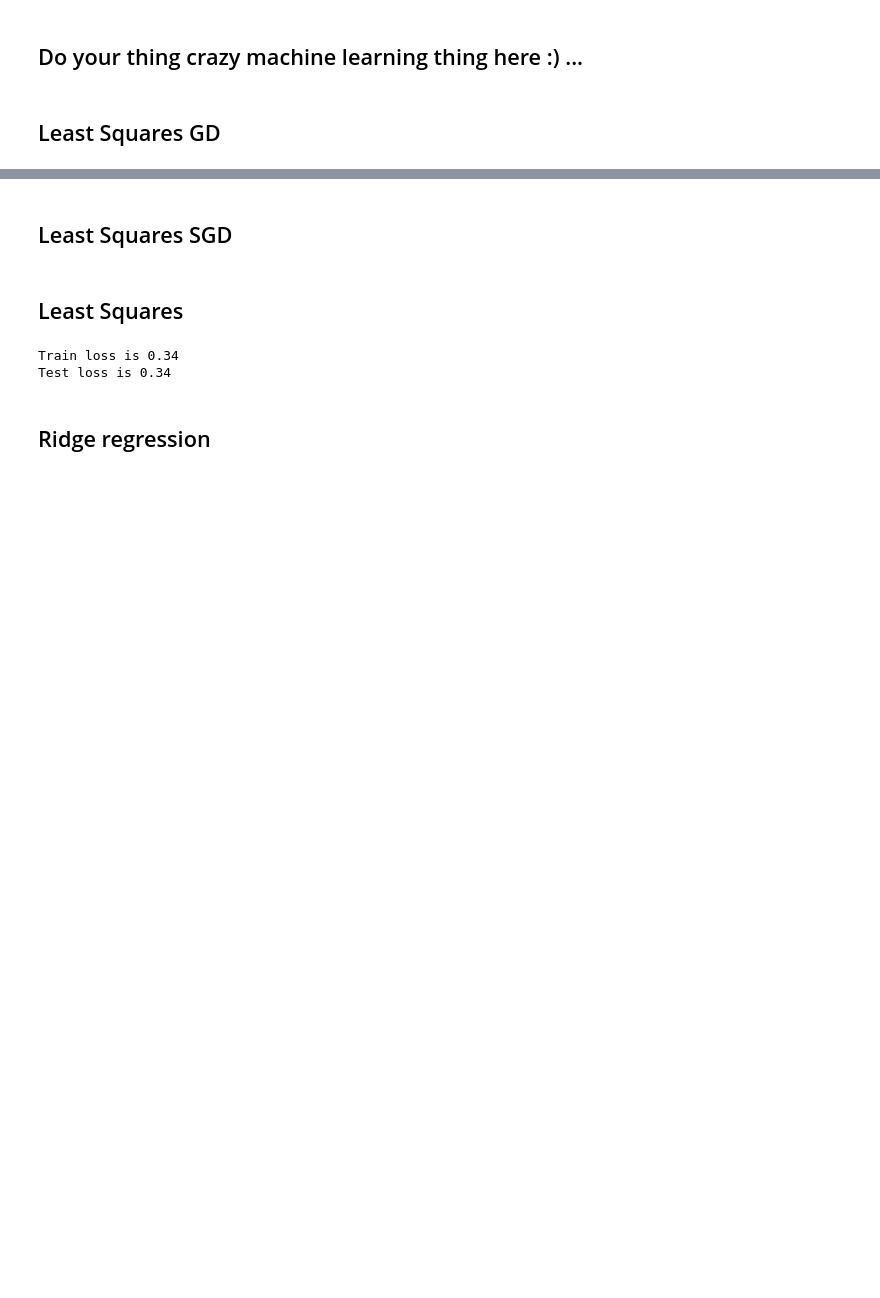
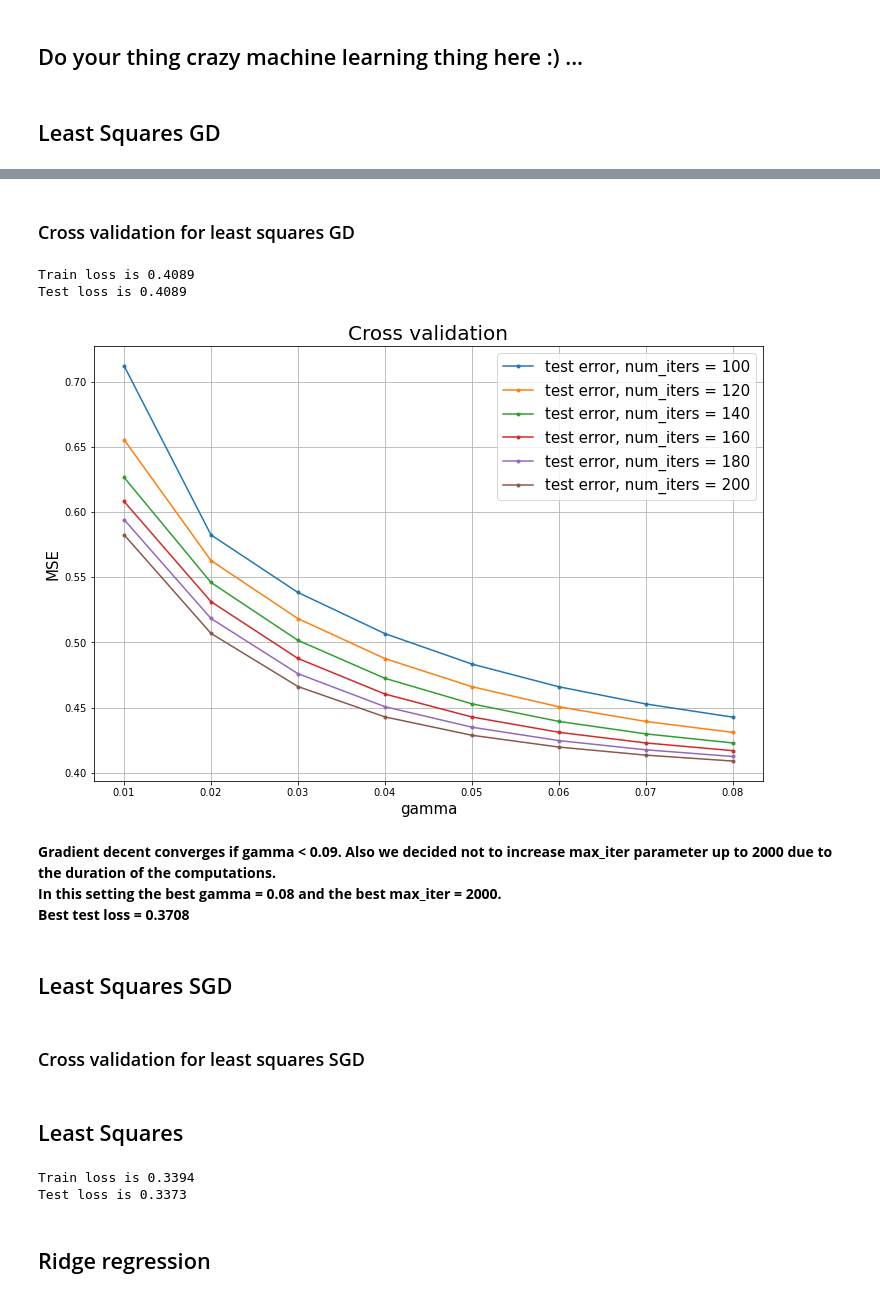
Before and after one commit to SonyaBlinova/ml-project-1-SES, a Jupyter notebook: project1.ipynb, the cells around one changed output, grey strips where cells are left out. Saved outputs shown, nothing was run; the diff lists cells and outputs as text; code cells hidden in the pictures; blank space fills up the shorter version.

```diff
--- a/project1.ipynb
+++ b/project1.ipynb
@@ -89,3 +56,22 @@ KeyboardInterrupt:
+# %% [markdown]
+### Cross validation for least squares GD
+# %%
+# parameters setting
+type_ = 'GD'
+bd_left = -2
+bd_right = -2
+# grid for hyperparameters
+gammas = np.linspace(10**bd_left, 8*10**bd_right, 8)
+max_iters = np.arange(100, 220, 20)
+cross_validation_demo(type_=type_, y=y, tx=tx, bd_left=bd_left, bd_right=bd_right, gammas=gammas, max_iters=max_iters, seed=seed)
+# %% [output]
+Train loss is 0.4089
+Test loss is 0.4089
+[figure, added]
+# %% [markdown]
+**Gradient decent converges if gamma < 0.09. Also we decided not to increase max_iter parameter up to 2000 due to the duration of the computations.
+In this setting the best gamma = 0.08 and the best max_iter = 2000.
+Best test loss = 0.3708**
 # %% [markdown]
 ## Least Squares SGD
 # %%
@@ -130,0 +87,2 @@ cross_validation_demo()
+# %% [markdown]
+### Cross validation for least squares SGD
@@ -133,11 +100,11 @@ cross_validation_demo()
 # %%
 w, loss = least_squares(y, tx)
 test_loss = compute_mse(y_test, x_test, w)
-print("Train loss is {:.2f}".format(loss))
-print("Test loss is {:.2f}".format(test_loss))
+print("Train loss is {:.4f}".format(loss))
+print("Test loss is {:.4f}".format(test_loss))
 # %% [output]
-Train loss is 0.34
-Test loss is 0.34
+Train loss is 0.3394
+Test loss is 0.3373
 # %% [markdown]
 ## Ridge regression
 # %%
```
Also changed, not shown: parts of 25 cells of this notebook, 3 other files.
